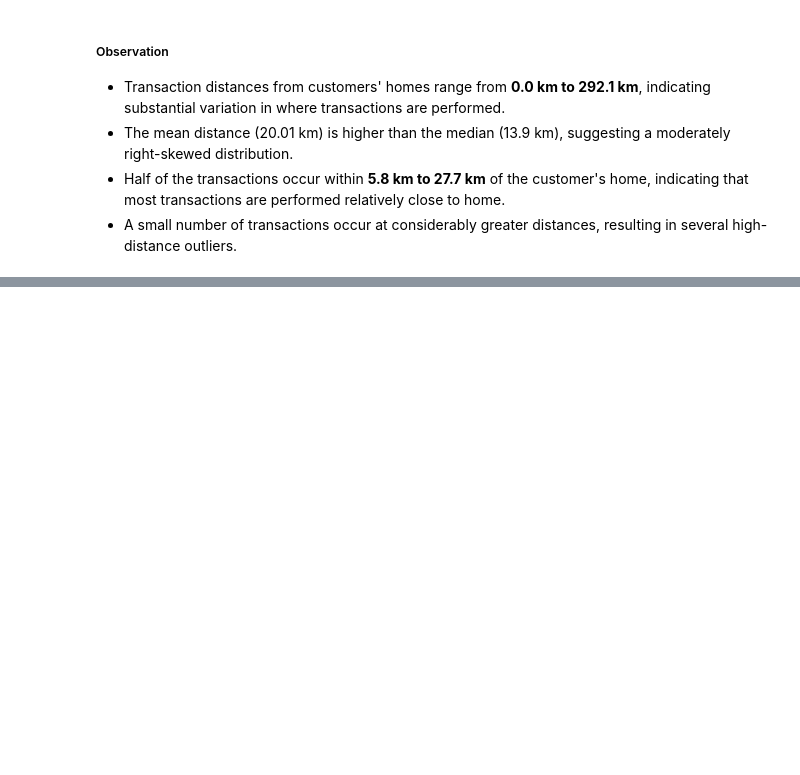
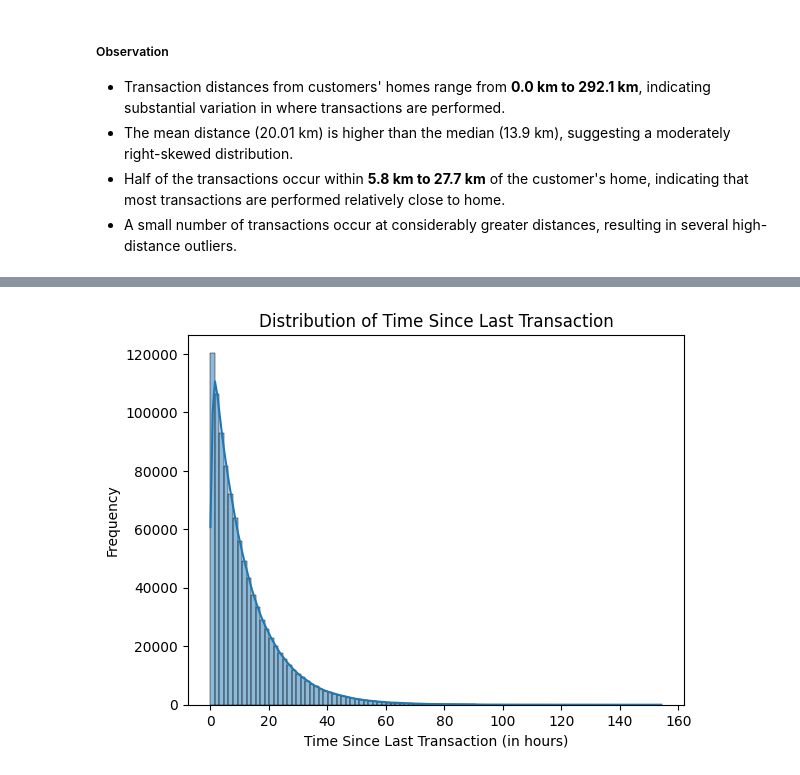
Before and after one commit to abhi-saurav-saroya/bank-fraud-eda, a Jupyter notebook: notebooks/02_exploratory_data_analysis.ipynb, the cells around one changed output, grey strips where cells are left out. Drawn from its saved outputs; the diff is of its cells as text; code cells hidden in the pictures; blank space fills up the shorter version.

Commit message:
feat: analyze time since last transaction distribution

```diff
--- a/notebooks/02_exploratory_data_analysis.ipynb
+++ b/notebooks/02_exploratory_data_analysis.ipynb
@@ -636,0 +661,14 @@ plt.show()
+# %%
+sns.histplot(
+    df["time_since_last_txn_hrs"],
+    bins = 100,
+    kde = True
+)
+
+plt.title("Distribution of Time Since Last Transaction")
+plt.xlabel("Time Since Last Transaction (in hours)")
+plt.ylabel("Frequency")
+
+plt.show()
+# %% [output]
+[figure, added]
```
Also changed, not shown: parts of 7 cells of this notebook.
